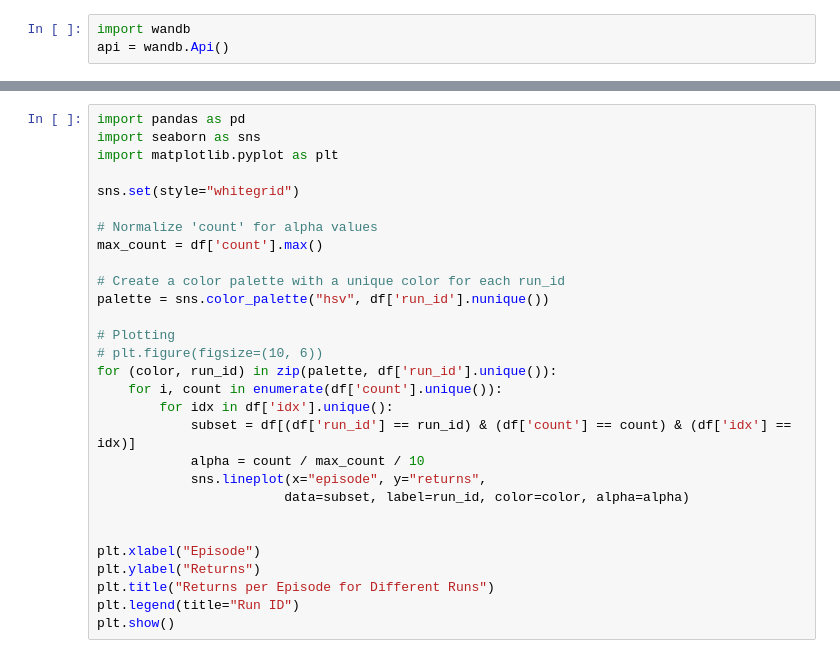
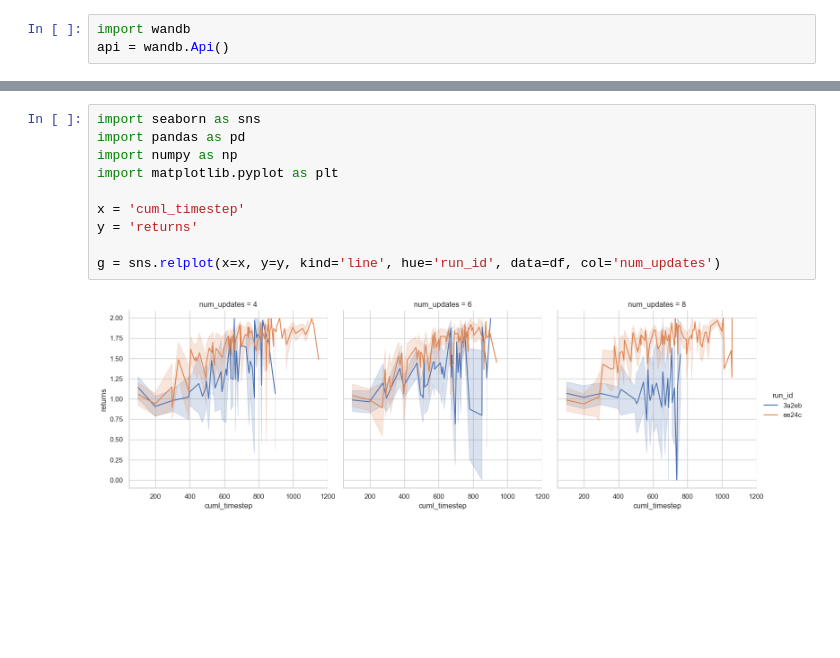
Before and after one commit to ethanabrooks/dissertation, a Jupyter notebook: figures/bellman-update-networks/miniworld.ipynb, the cells around one changed output, grey strips where cells are left out. Drawn from its saved outputs; the diff is of its cells as text; blank space fills up the shorter version.

```diff
--- a/figures/bellman-update-networks/miniworld.ipynb
+++ b/figures/bellman-update-networks/miniworld.ipynb
@@ -22,29 +45,12 @@ df = pd.concat(list(generate()), ignore_index=True)
-# %%
-import pandas as pd
-import seaborn as sns
-import matplotlib.pyplot as plt
-
-sns.set(style="whitegrid")
-
-# Normalize 'count' for alpha values
-max_count = df['count'].max()
-
-# Create a color palette with a unique color for each run_id
-palette = sns.color_palette("hsv", df['run_id'].nunique())
-
-# Plotting
-# plt.figure(figsize=(10, 6))
-for (color, run_id) in zip(palette, df['run_id'].unique()):
-    for i, count in enumerate(df['count'].unique()):
-        for idx in df['idx'].unique():
-            subset = df[(df['run_id'] == run_id) & (df['count'] == count) & (df['idx'] == idx)]
-            alpha = count / max_count / 10
-            sns.lineplot(x="episode", y="returns",
-                        data=subset, label=run_id, color=color, alpha=alpha)
-
-
-plt.xlabel("Episode")
-plt.ylabel("Returns")
-plt.title("Returns per Episode for Different Runs")
-plt.legend(title="Run ID")
-plt.show()
+# %%
+import seaborn as sns
+import pandas as pd
+import numpy as np
+import matplotlib.pyplot as plt
+
+x = 'cuml_timestep'
+y = 'returns'
+
+g = sns.relplot(x=x, y=y, kind='line', hue='run_id', data=df, col='num_updates')
+# %% [output]
+[figure, added]
```
Also changed, not shown: parts of 1 cell of this notebook, 4 other files.
